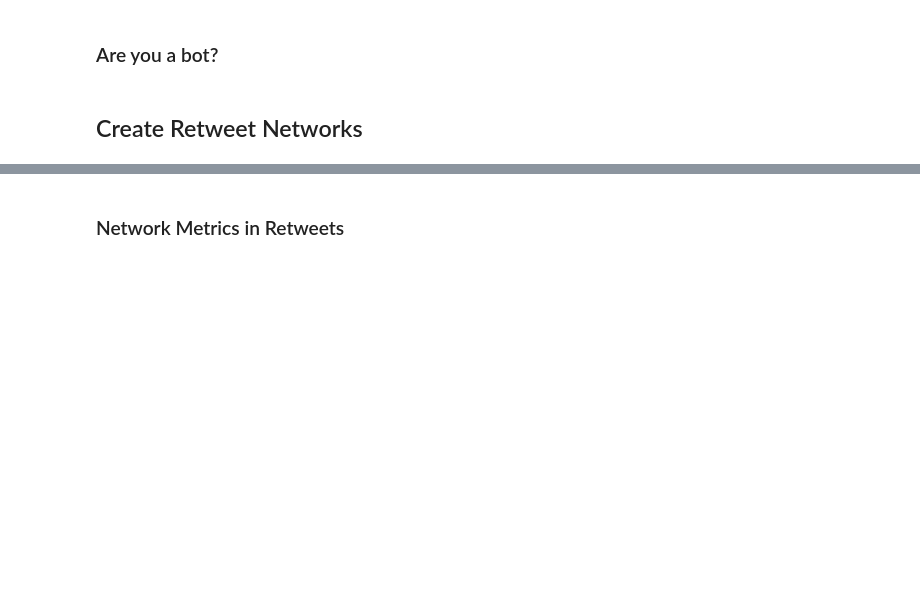
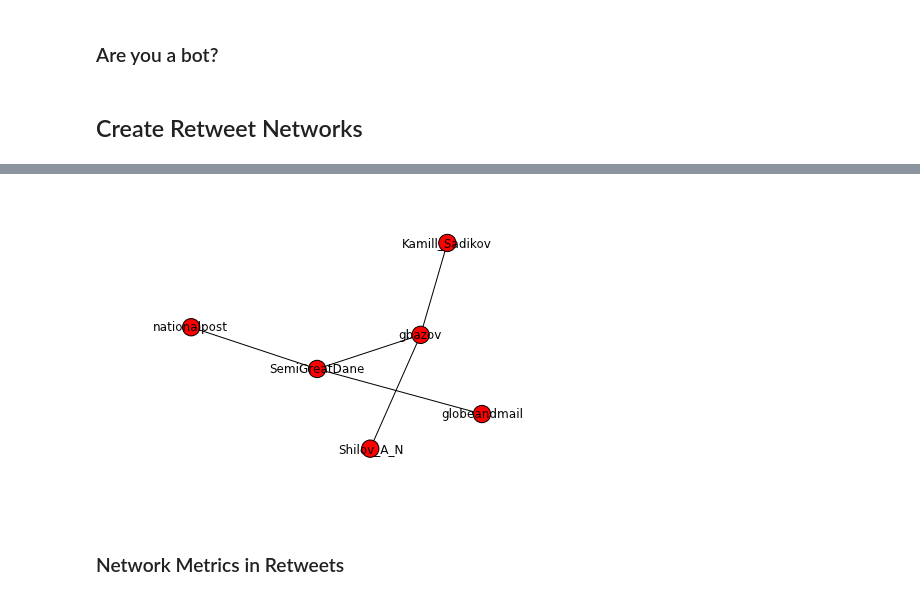
Before and after one commit to maksim2042/PolNet2014, a Jupyter notebook: Social Media Mining -- PolNet 2014.ipynb, the cells around one changed output, grey strips where cells are left out. Cells and saved outputs as stored; diff of their text form; code cells hidden in the pictures; blank space fills up the shorter version.

```diff
--- a/Social Media Mining -- PolNet 2014.ipynb
+++ b/Social Media Mining -- PolNet 2014.ipynb
@@ -182,3 +215,7 @@ import utils
+# %%
+net.draw(subgraphs[6])
+# %% [output]
+[figure, added]
 # %% [markdown]
 ### Network Metrics in Retweets
 # %% [markdown]
```
Also changed, not shown: parts of 6 cells of this notebook.
